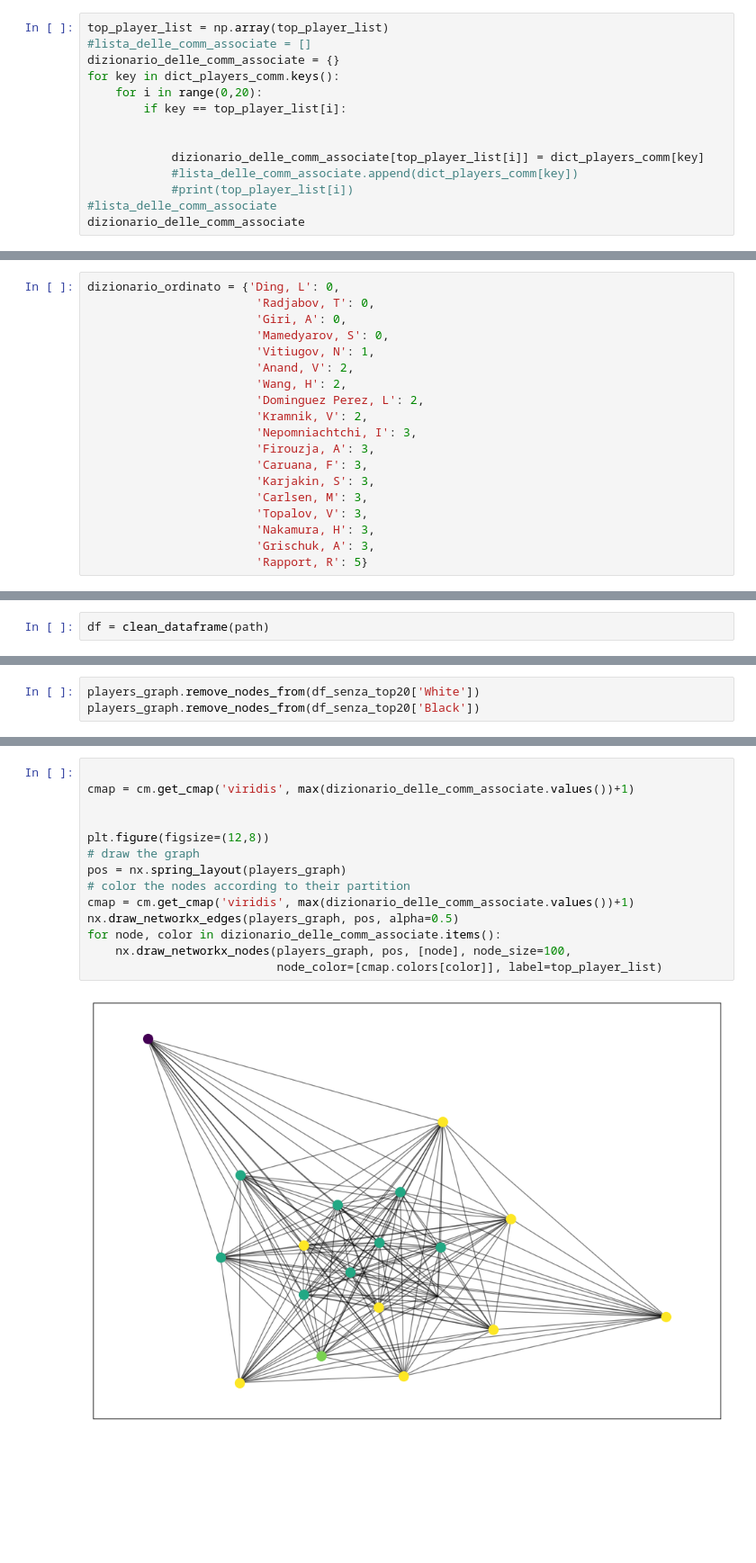
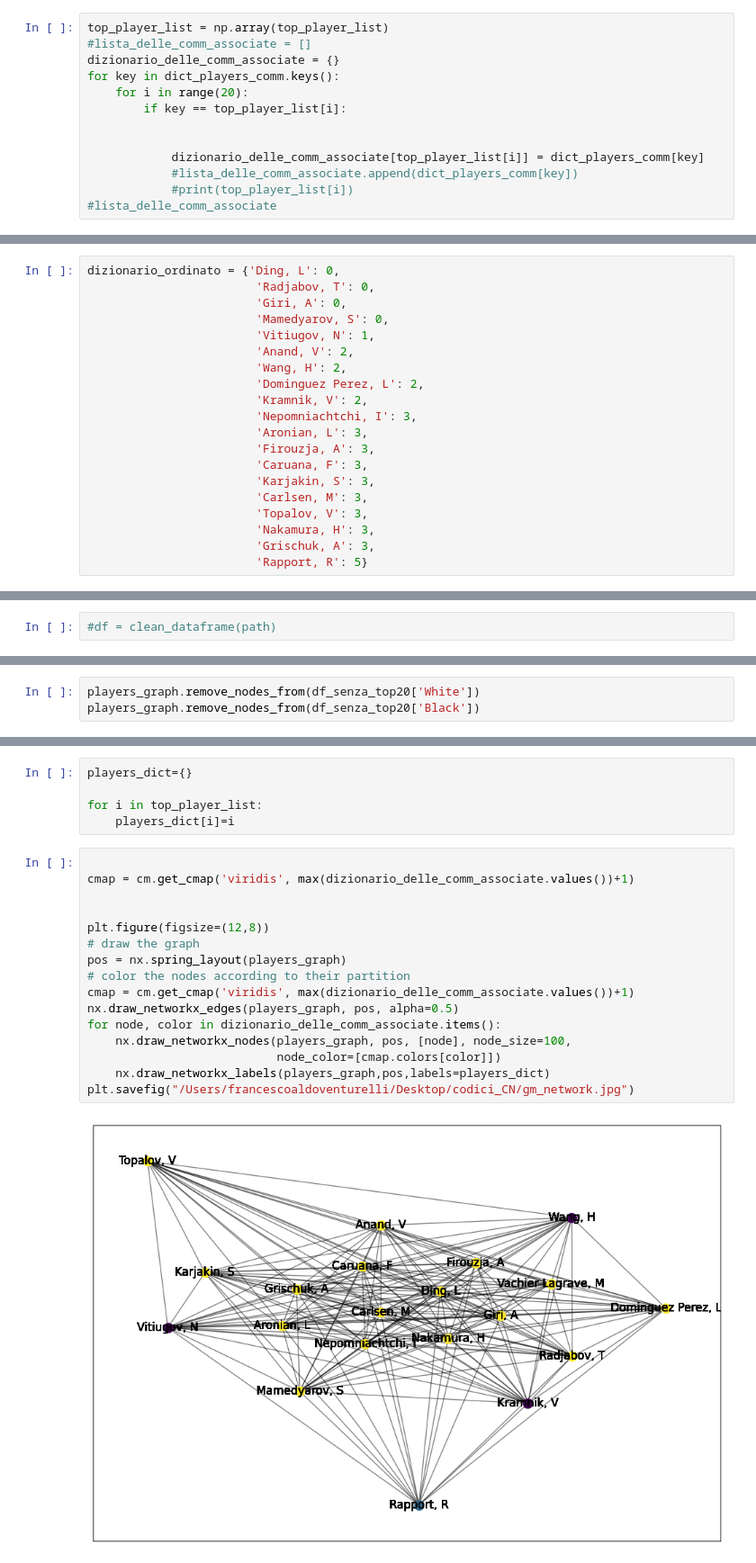
Before and after one commit to poporubeus/Chess_network, a Jupyter notebook: analisi_bipartito.ipynb, the cells around one changed output, grey strips where cells are left out. Shown at 90% size. Saved outputs shown, nothing was run; the diff lists cells and outputs as text; blank space fills up the shorter version.

```diff
--- a/analisi_bipartito.ipynb
+++ b/analisi_bipartito.ipynb
@@ -164,7 +184,7 @@ top_player_list = np.array(top_player_list)
 #lista_delle_comm_associate = []
 dizionario_delle_comm_associate = {}
 for key in dict_players_comm.keys():
-    for i in range(0,20):
+    for i in range(20):
         if key == top_player_list[i]:
 
 
@@ -172,4 +192,3 @@ for key in dict_players_comm.keys():
             #lista_delle_comm_associate.append(dict_players_comm[key])
             #print(top_player_list[i])
 #lista_delle_comm_associate
-dizionario_delle_comm_associate
@@ -203,6 +226,7 @@ dizionario_ordinato = {'Ding, L': 0,
                         'Dominguez Perez, L': 2,
                         'Kramnik, V': 2,
                         'Nepomniachtchi, I': 3,
+                        'Aronian, L': 3,
                         'Firouzja, A': 3,
                         'Caruana, F': 3,
                         'Karjakin, S': 3,
@@ -269,5 +296,5 @@ for node, color in partitions.items():
 # %%
-df = clean_dataframe(path)
+#df = clean_dataframe(path)
 # %%
 df
 # %% [output]
@@ -410,19 +459,26 @@ len(players_graph.nodes)
+# %%
+players_dict={}
+
+for i in top_player_list:
+    players_dict[i]=i
 # %%
 
 cmap = cm.get_cmap('viridis', max(dizionario_delle_comm_associate.values())+1)
 
 
 plt.figure(figsize=(12,8))
 # draw the graph
 pos = nx.spring_layout(players_graph)
 # color the nodes according to their partition
 cmap = cm.get_cmap('viridis', max(dizionario_delle_comm_associate.values())+1)
 nx.draw_networkx_edges(players_graph, pos, alpha=0.5)
 for node, color in dizionario_delle_comm_associate.items():
     nx.draw_networkx_nodes(players_graph, pos, [node], node_size=100,
-                           node_color=[cmap.colors[color]], label=top_player_list)
+                           node_color=[cmap.colors[color]])
+    nx.draw_networkx_labels(players_graph,pos,labels=players_dict)
+plt.savefig("/Users/francescoaldoventurelli/Desktop/codici_CN/gm_network.jpg")
 # %% [output]
-[figure, old version]
+[figure, new version]
 # %%
 len(players_graph.nodes)
 # %% [output]
```
Also changed, not shown: parts of 83 cells of this notebook.
